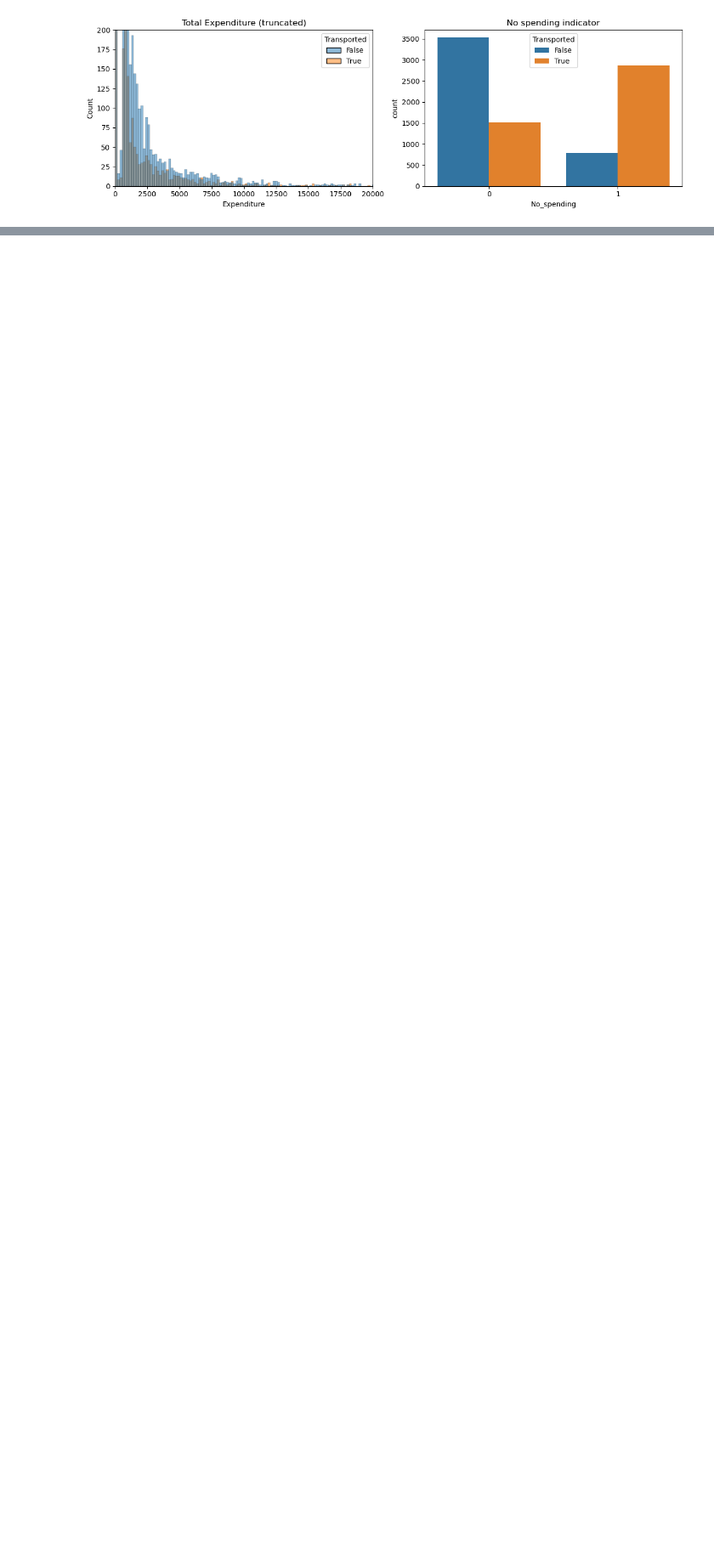
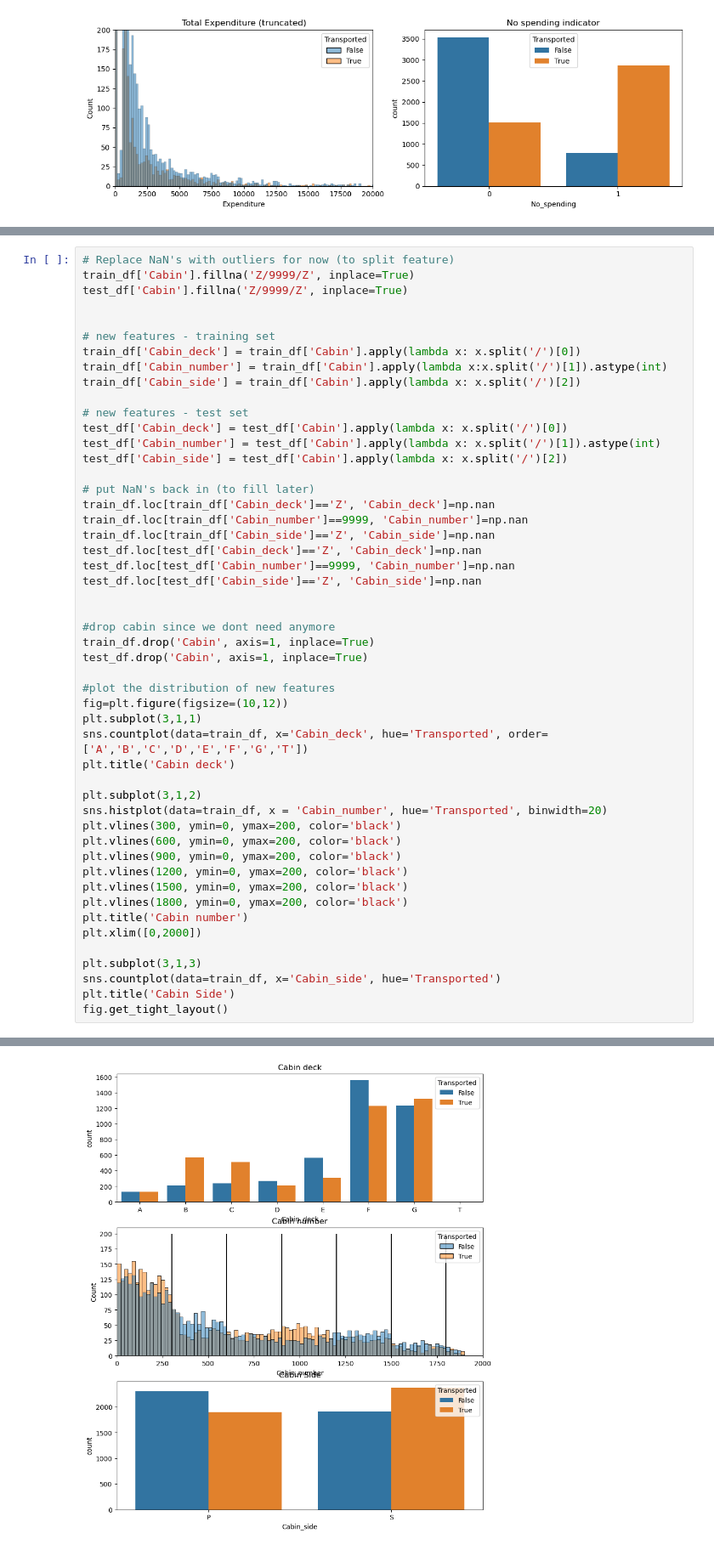
Before and after one commit to cclores1/Gantry-Kinematics, a Jupyter notebook: space-titanic-competition-v1-1.ipynb, the cells around one changed output, grey strips where cells are left out. Shown at 85% size. Saved outputs shown, nothing was run; the diff lists cells and outputs as text; blank space fills up the shorter version.

```diff
--- a/space-titanic-competition-v1-1.ipynb
+++ b/space-titanic-competition-v1-1.ipynb
@@ -286,0 +335,51 @@ fig.tight_layout()
+# %%
+# Replace NaN's with outliers for now (to split feature)
+train_df['Cabin'].fillna('Z/9999/Z', inplace=True)
+test_df['Cabin'].fillna('Z/9999/Z', inplace=True)
+
+
+# new features - training set
+train_df['Cabin_deck'] = train_df['Cabin'].apply(lambda x: x.split('/')[0])
+train_df['Cabin_number'] = train_df['Cabin'].apply(lambda x:x.split('/')[1]).astype(int)
+train_df['Cabin_side'] = train_df['Cabin'].apply(lambda x: x.split('/')[2])
+
+# new features - test set
+test_df['Cabin_deck'] = test_df['Cabin'].apply(lambda x: x.split('/')[0])
+test_df['Cabin_number'] = test_df['Cabin'].apply(lambda x: x.split('/')[1]).astype(int)
+test_df['Cabin_side'] = test_df['Cabin'].apply(lambda x: x.split('/')[2])
+
+# put NaN's back in (to fill later)
+train_df.loc[train_df['Cabin_deck']=='Z', 'Cabin_deck']=np.nan
+train_df.loc[train_df['Cabin_number']==9999, 'Cabin_number']=np.nan
+train_df.loc[train_df['Cabin_side']=='Z', 'Cabin_side']=np.nan
+test_df.loc[test_df['Cabin_deck']=='Z', 'Cabin_deck']=np.nan
+test_df.loc[test_df['Cabin_number']==9999, 'Cabin_number']=np.nan
+test_df.loc[test_df['Cabin_side']=='Z', 'Cabin_side']=np.nan
+
+
+#drop cabin since we dont need anymore
+train_df.drop('Cabin', axis=1, inplace=True)
+test_df.drop('Cabin', axis=1, inplace=True)
+
+#plot the distribution of new features
+fig=plt.figure(figsize=(10,12))
+plt.subplot(3,1,1)
+sns.countplot(data=train_df, x='Cabin_deck', hue='Transported', order=['A','B','C','D','E','F','G','T'])
+plt.title('Cabin deck')
+
+plt.subplot(3,1,2)
+sns.histplot(data=train_df, x = 'Cabin_number', hue='Transported', binwidth=20)
+plt.vlines(300, ymin=0, ymax=200, color='black')
+plt.vlines(600, ymin=0, ymax=200, color='black')
+plt.vlines(900, ymin=0, ymax=200, color='black')
+plt.vlines(1200, ymin=0, ymax=200, color='black')
+plt.vlines(1500, ymin=0, ymax=200, color='black')
+plt.vlines(1800, ymin=0, ymax=200, color='black')
+plt.title('Cabin number')
+plt.xlim([0,2000])
+
+plt.subplot(3,1,3)
+sns.countplot(data=train_df, x='Cabin_side', hue='Transported')
+plt.title('Cabin Side')
+fig.get_tight_layout()
+# %% [output]
@@ -286,0 +387 @@ fig.tight_layout()
+[figure, added]
```
Also changed, not shown: parts of 10 cells of this notebook.
